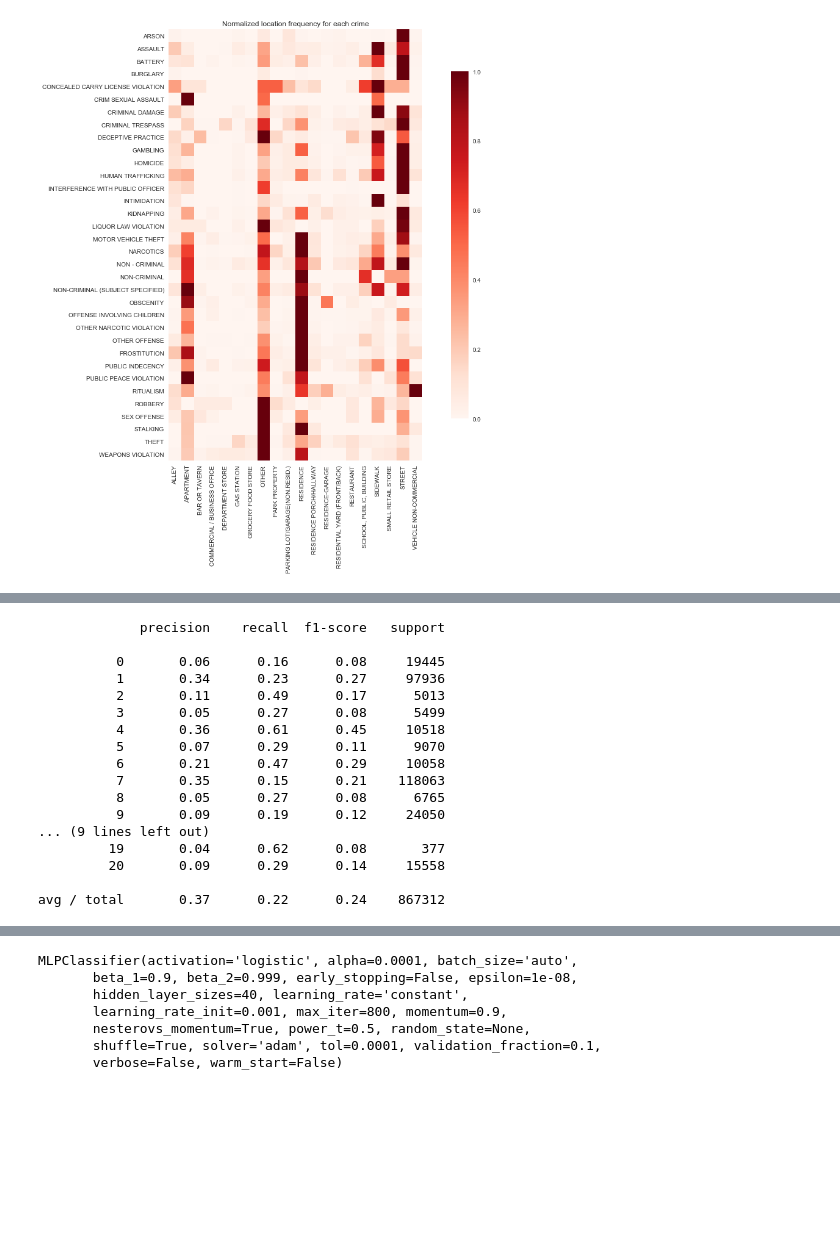
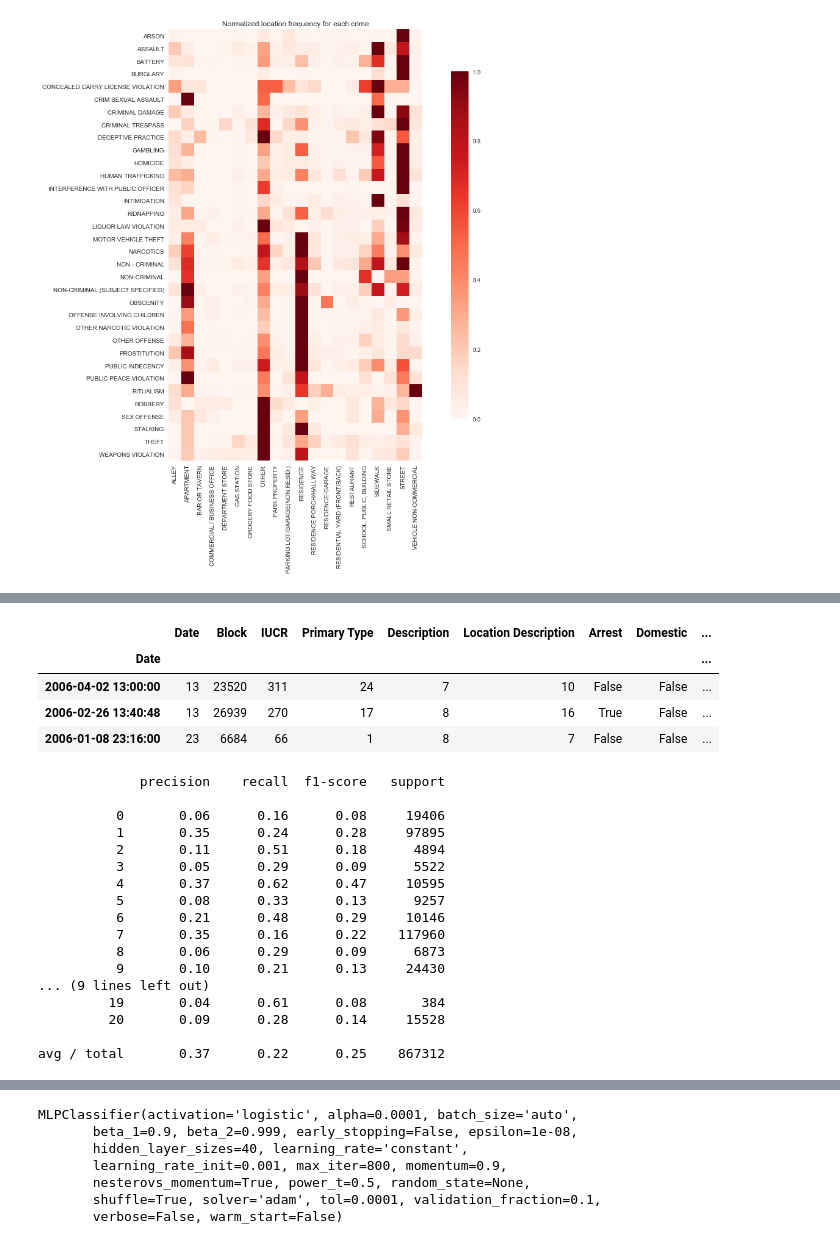
Before and after one commit to sbailey6/ML_Project, a Jupyter notebook: Crimes in Chicago.ipynb, the cells around one changed output, grey strips where cells are left out. Drawn from its saved outputs; the diff is of its cells as text; code cells hidden in the pictures; blank space fills up the shorter version.

```diff
--- a/Crimes in Chicago.ipynb
+++ b/Crimes in Chicago.ipynb
@@ -160,6 +160,8 @@ data['Primary Type'] = lb_make.transform(data['Primary Type'])
 
 lb_make = lb_make.fit(data['Description'])
 data['Description'] = lb_make.transform(data['Description'])
+
+data = data.drop('ID', axis = 1)
 
 #start by splitting into test and training data
 from sklearn.model_selection import train_test_split
@@ -233,6 +235,14 @@ scaler.fit(x_train)
 
 x_train = scaler.transform(x_train)
 x_test = scaler.transform(x_test)
+# %%
+data.head(3)
+# %% [output]
+|  | Date | Block | IUCR | Primary Type | Description | Location Description | Arrest | Domestic | ... |
+| Date |  |  |  |  |  |  |  |  | ... |
+| 2006-04-02 13:00:00 | 13 | 23520 | 311 | 24 | 7 | 10 | False | False | ... |
+| 2006-02-26 13:40:48 | 13 | 26939 | 270 | 17 | 8 | 16 | True | False | ... |
+| 2006-01-08 23:16:00 | 23 | 6684 | 66 | 1 | 8 | 7 | False | False | ... |
 # %%
 from sklearn import tree
 clf = tree.DecisionTreeClassifier()
@@ -245,21 +255,21 @@ print(classification_report(y_test, predictions))
 # %% [output]
              precision    recall  f1-score   support
 
-          0       0.06      0.16      0.08     19445
-          1       0.34      0.23      0.27     97936
-          2       0.11      0.49      0.17      5013
-          3       0.05      0.27      0.08      5499
-          4       0.36      0.61      0.45     10518
-          5       0.07      0.29      0.11      9070
-          6       0.21      0.47      0.29     10058
-          7       0.35      0.15      0.21    118063
-          8       0.05      0.27      0.08      6765
-          9       0.09      0.19      0.12     24050
+          0       0.06      0.16      0.08     19406
+          1       0.35      0.24      0.28     97895
+          2       0.11      0.51      0.18      4894
+          3       0.05      0.29      0.09      5522
+          4       0.37      0.62      0.47     10595
+          5       0.08      0.33      0.13      9257
+          6       0.21      0.48      0.29     10146
+          7       0.35      0.16      0.22    117960
+          8       0.06      0.29      0.09      6873
+          9       0.10      0.21      0.13     24430
 ... (9 lines left out)
-         19       0.04      0.62      0.08       377
-         20       0.09      0.29      0.14     15558
+         19       0.04      0.61      0.08       384
+         20       0.09      0.28      0.14     15528
 
-avg / total       0.37      0.22      0.24    867312
+avg / total       0.37      0.22      0.25    867312
 # %%
 from sklearn.ensemble import RandomForestClassifier
 from sklearn.datasets import make_classification
```
Also changed, not shown: parts of 4 cells of this notebook.
